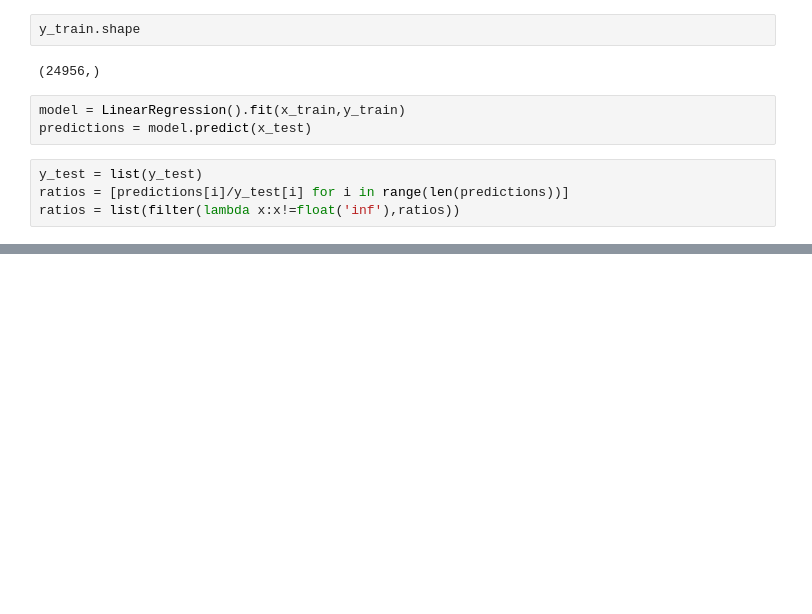
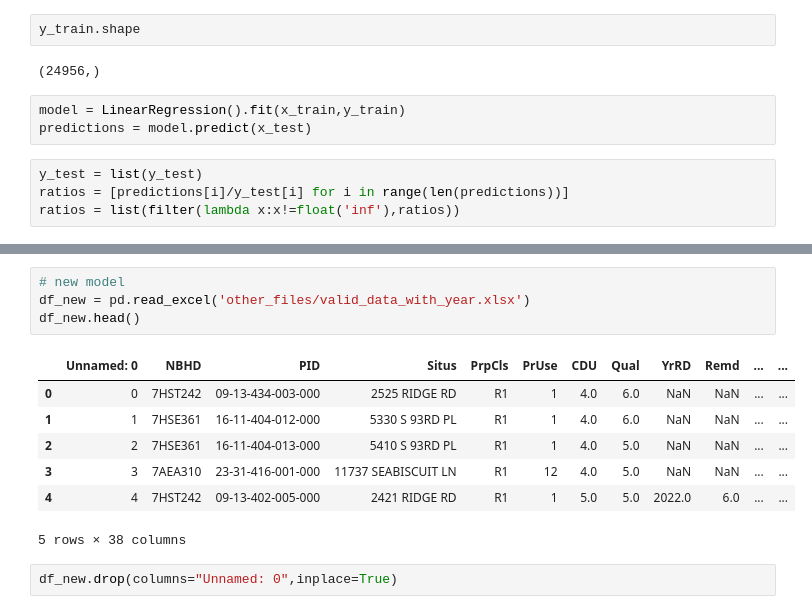
Before and after one commit to yashmehra028/math-435-project, a Jupyter notebook: math 435 code.ipynb, the cells around one changed output, grey strips where cells are left out. Cells and saved outputs as stored; diff of their text form; blank space fills up the shorter version.

```diff
--- a/math 435 code.ipynb
+++ b/math 435 code.ipynb
@@ -170,0 +213,14 @@ r2_score(y_test,predictions)
+# %%
+# new model
+df_new = pd.read_excel('other_files/valid_data_with_year.xlsx')
+df_new.head()
+# %% [output]
+|  | Unnamed: 0 | NBHD | PID | Situs | PrpCls | PrUse | CDU | Qual | YrRD | Remd | ... | ... |
+| 0 | 0 | 7HST242 | 09-13-434-003-000 | 2525 RIDGE RD | R1 | 1 | 4.0 | 6.0 | NaN | NaN | ... | ... |
+| 1 | 1 | 7HSE361 | 16-11-404-012-000 | 5330 S 93RD PL | R1 | 1 | 4.0 | 6.0 | NaN | NaN | ... | ... |
+| 2 | 2 | 7HSE361 | 16-11-404-013-000 | 5410 S 93RD PL | R1 | 1 | 4.0 | 5.0 | NaN | NaN | ... | ... |
+| 3 | 3 | 7AEA310 | 23-31-416-001-000 | 11737 SEABISCUIT LN | R1 | 12 | 4.0 | 5.0 | NaN | NaN | ... | ... |
+| 4 | 4 | 7HST242 | 09-13-402-005-000 | 2421 RIDGE RD | R1 | 1 | 5.0 | 5.0 | 2022.0 | 6.0 | ... | ... |
+5 rows × 38 columns
+# %%
+df_new.drop(columns="Unnamed: 0",inplace=True)
```
Also changed, not shown: parts of 26 cells of this notebook.
